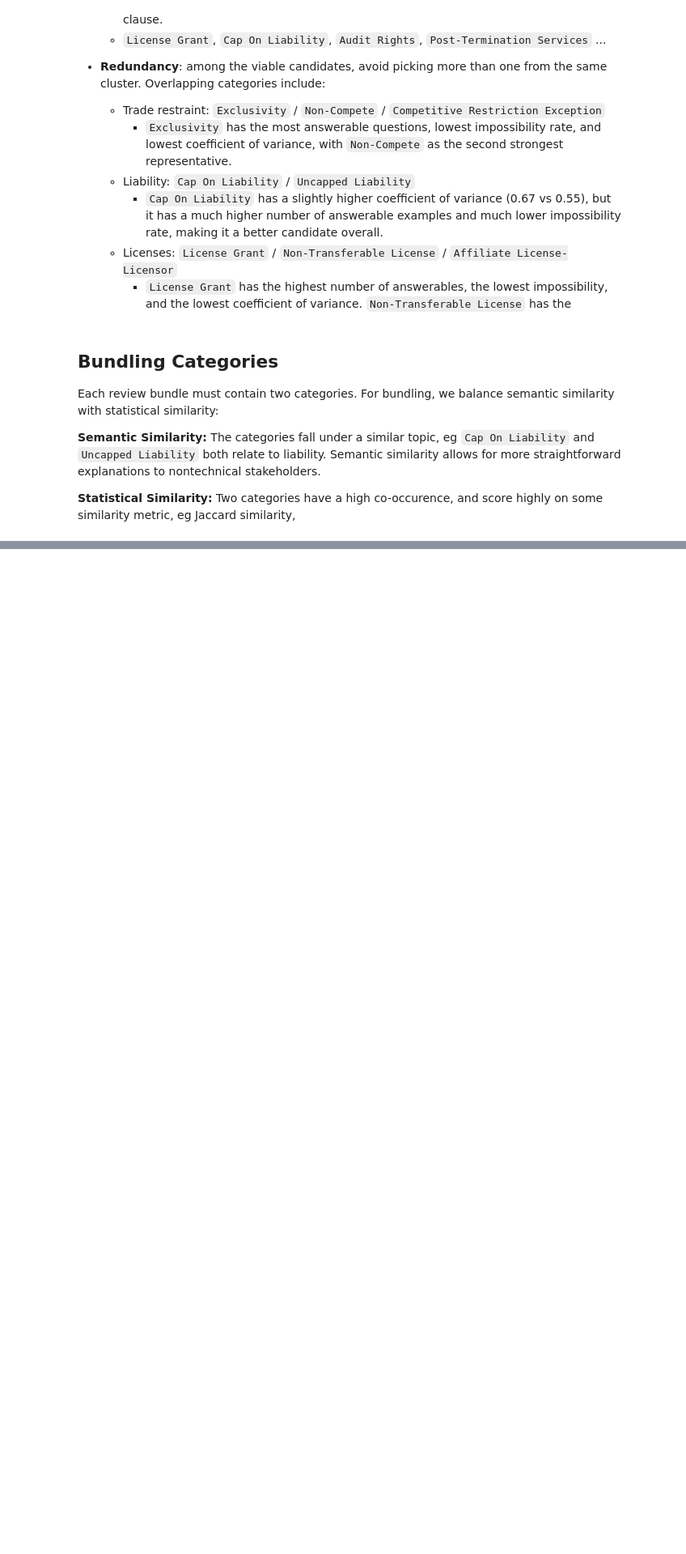
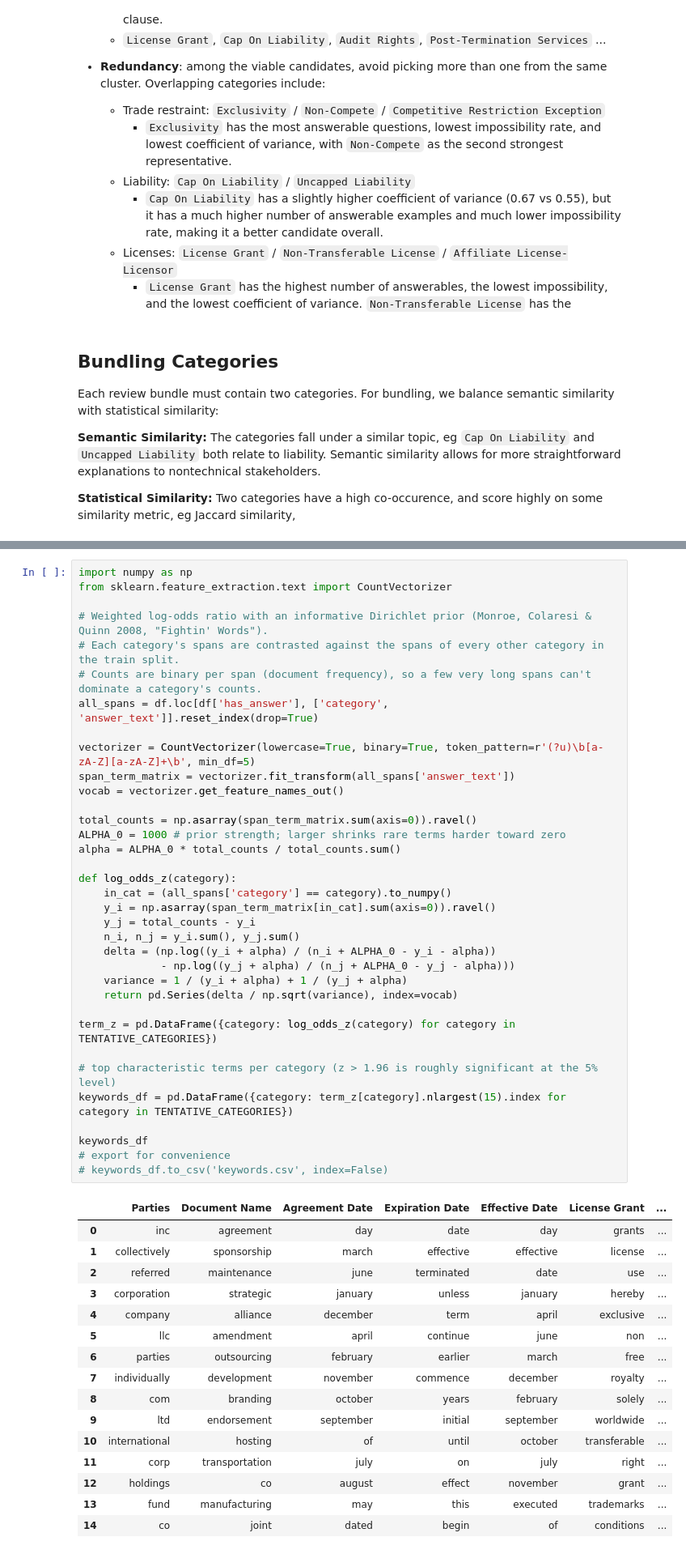
Before and after one commit to Break-Through-Tech/Accenture-1D-contract-review-challenge, a Jupyter notebook: notebooks/review_bundles.ipynb, the cells around one changed output, grey strips where cells are left out. Shown at 81% size. Cells and saved outputs as stored; diff of their text form; blank space fills up the shorter version.

```diff
--- a/notebooks/review_bundles.ipynb
+++ b/notebooks/review_bundles.ipynb
@@ -340,0 +417,52 @@ span_length_quartiles
+# %%
+import numpy as np
+from sklearn.feature_extraction.text import CountVectorizer
+
+# Weighted log-odds ratio with an informative Dirichlet prior (Monroe, Colaresi & Quinn 2008, "Fightin' Words").
+# Each category's spans are contrasted against the spans of every other category in the train split.
+# Counts are binary per span (document frequency), so a few very long spans can't dominate a category's counts.
+all_spans = df.loc[df['has_answer'], ['category', 'answer_text']].reset_index(drop=True)
+
+vectorizer = CountVectorizer(lowercase=True, binary=True, token_pattern=r'(?u)\b[a-zA-Z][a-zA-Z]+\b', min_df=5)
+span_term_matrix = vectorizer.fit_transform(all_spans['answer_text'])
+vocab = vectorizer.get_feature_names_out()
+
+total_counts = np.asarray(span_term_matrix.sum(axis=0)).ravel()
+ALPHA_0 = 1000 # prior strength; larger shrinks rare terms harder toward zero
+alpha = ALPHA_0 * total_counts / total_counts.sum()
+
+def log_odds_z(category):
+    in_cat = (all_spans['category'] == category).to_numpy()
+    y_i = np.asarray(span_term_matrix[in_cat].sum(axis=0)).ravel()
+    y_j = total_counts - y_i
+    n_i, n_j = y_i.sum(), y_j.sum()
+    delta = (np.log((y_i + alpha) / (n_i + ALPHA_0 - y_i - alpha))
+             - np.log((y_j + alpha) / (n_j + ALPHA_0 - y_j - alpha)))
+    variance = 1 / (y_i + alpha) + 1 / (y_j + alpha)
+    return pd.Series(delta / np.sqrt(variance), index=vocab)
+
+term_z = pd.DataFrame({category: log_odds_z(category) for category in TENTATIVE_CATEGORIES})
+
+# top characteristic terms per category (z > 1.96 is roughly significant at the 5% level)
+keywords_df = pd.DataFrame({category: term_z[category].nlargest(15).index for category in TENTATIVE_CATEGORIES})
+
+keywords_df
+# export for convenience
+# keywords_df.to_csv('keywords.csv', index=False)
+# %% [output]
+|  | Parties | Document Name | Agreement Date | Expiration Date | Effective Date | License Grant | ... |
+| 0 | inc | agreement | day | date | day | grants | ... |
+| 1 | collectively | sponsorship | march | effective | effective | license | ... |
+| 2 | referred | maintenance | june | terminated | date | use | ... |
+| 3 | corporation | strategic | january | unless | january | hereby | ... |
+| 4 | company | alliance | december | term | april | exclusive | ... |
+| 5 | llc | amendment | april | continue | june | non | ... |
+| 6 | parties | outsourcing | february | earlier | march | free | ... |
+| 7 | individually | development | november | commence | december | royalty | ... |
+| 8 | com | branding | october | years | february | solely | ... |
+| 9 | ltd | endorsement | september | initial | september | worldwide | ... |
+| 10 | international | hosting | of | until | october | transferable | ... |
+| 11 | corp | transportation | july | on | july | right | ... |
+| 12 | holdings | co | august | effect | november | grant | ... |
+| 13 | fund | manufacturing | may | this | executed | trademarks | ... |
+| 14 | co | joint | dated | begin | of | conditions | ... |
```
Also changed, not shown: parts of 22 cells of this notebook, 1 other file.
